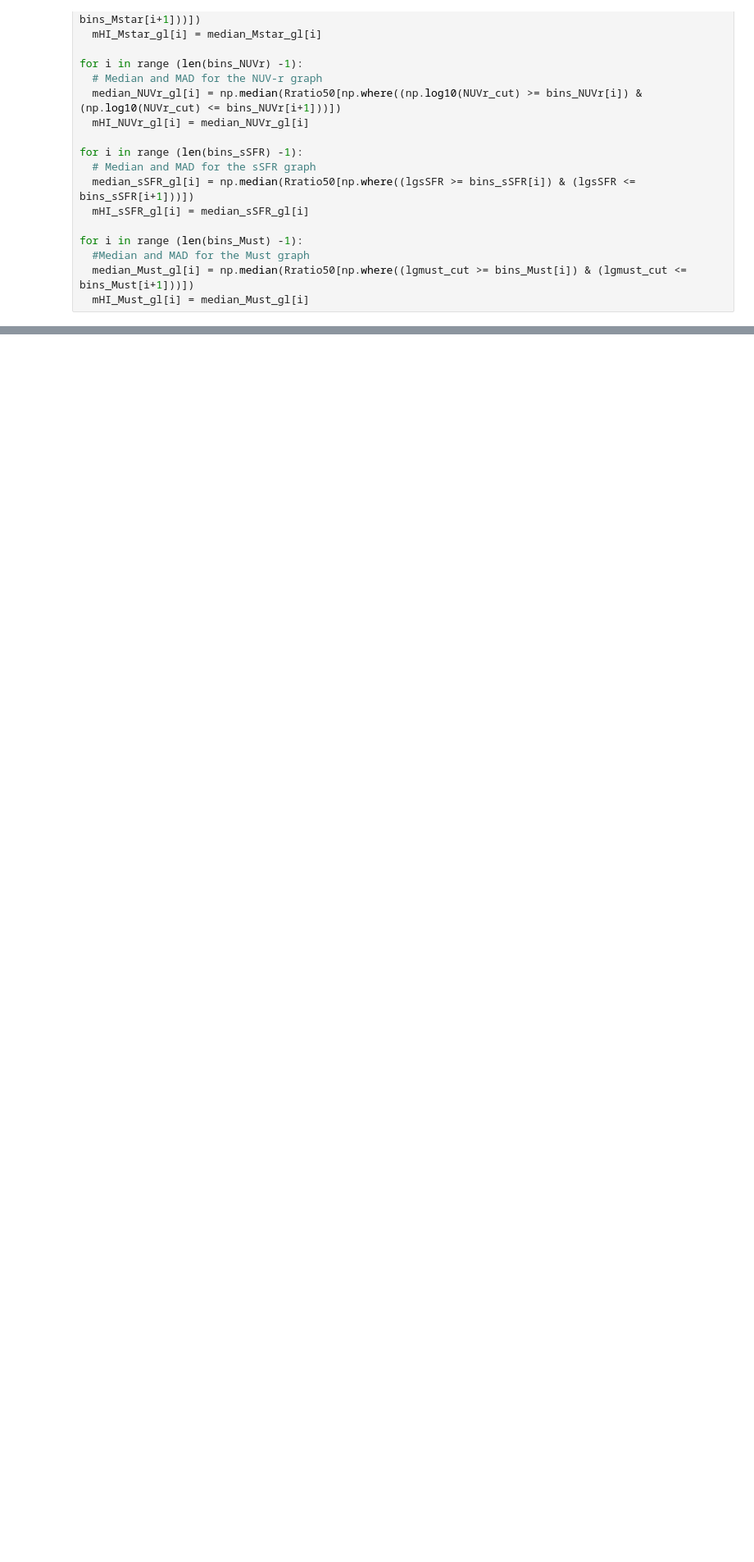
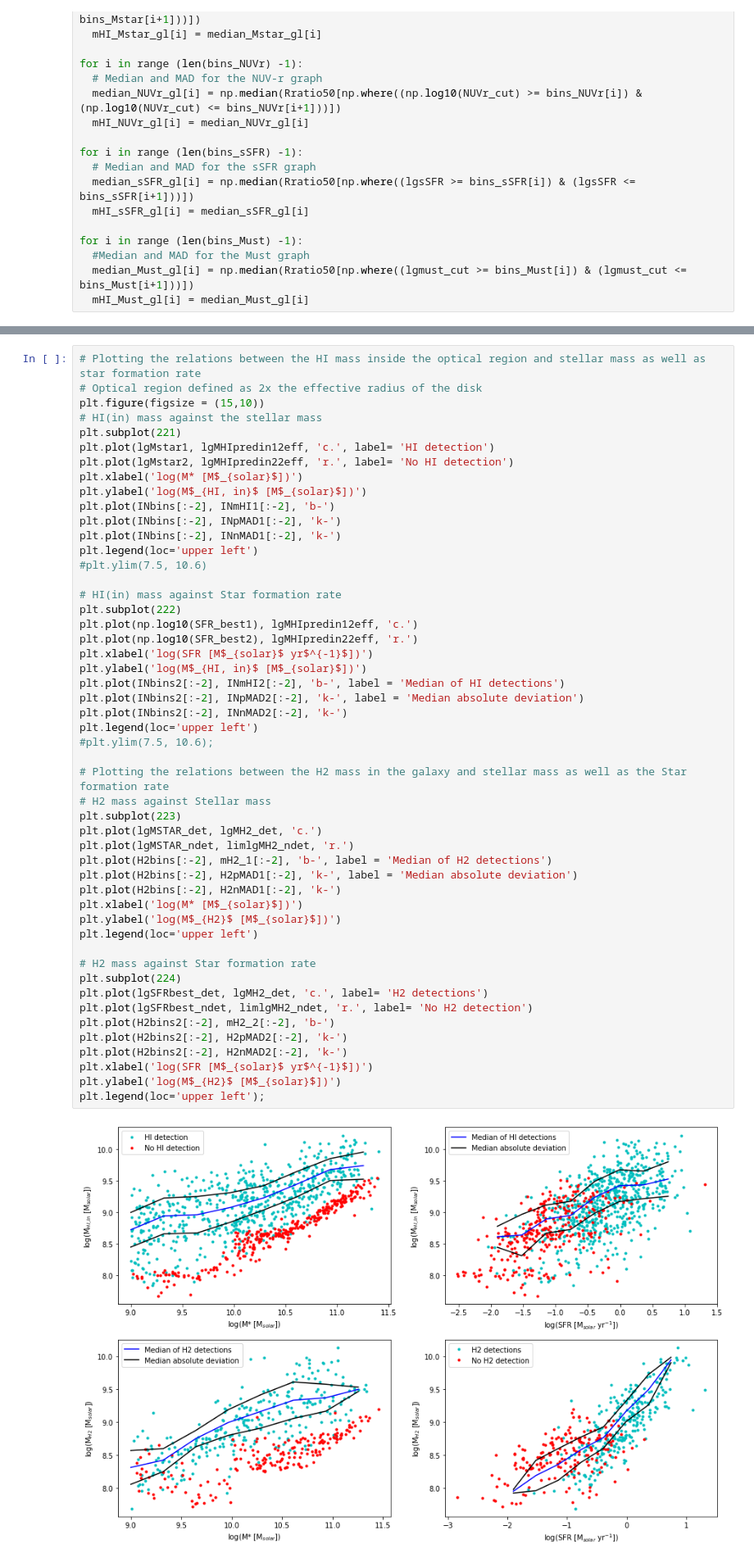
Before and after one commit to Luke-Williams-01/Luke-Williams-01, a Jupyter notebook: ICRARproject.ipynb, the cells around one changed output, grey strips where cells are left out. Shown at 82% size. Drawn from its saved outputs; the diff is of its cells as text; blank space fills up the shorter version.

```diff
--- a/ICRARproject.ipynb
+++ b/ICRARproject.ipynb
@@ -1721,0 +1850,52 @@ plt.legend(loc='upper left');
+# %%
+# Plotting the relations between the HI mass inside the optical region and stellar mass as well as star formation rate
+# Optical region defined as 2x the effective radius of the disk
+plt.figure(figsize = (15,10))
+# HI(in) mass against the stellar mass
+plt.subplot(221)
+plt.plot(lgMstar1, lgMHIpredin12eff, 'c.', label= 'HI detection')
+plt.plot(lgMstar2, lgMHIpredin22eff, 'r.', label= 'No HI detection')
+plt.xlabel('log(M* [M$_{solar}$])')
+plt.ylabel('log(M$_{HI, in}$ [M$_{solar}$])')
+plt.plot(INbins[:-2], INmHI1[:-2], 'b-')
+plt.plot(INbins[:-2], INpMAD1[:-2], 'k-')
+plt.plot(INbins[:-2], INnMAD1[:-2], 'k-')
+plt.legend(loc='upper left')
+#plt.ylim(7.5, 10.6)
+
+# HI(in) mass against Star formation rate
+plt.subplot(222)
+plt.plot(np.log10(SFR_best1), lgMHIpredin12eff, 'c.')
+plt.plot(np.log10(SFR_best2), lgMHIpredin22eff, 'r.')
+plt.xlabel('log(SFR [M$_{solar}$ yr$^{-1}$])')
+plt.ylabel('log(M$_{HI, in}$ [M$_{solar}$])')
+plt.plot(INbins2[:-2], INmHI2[:-2], 'b-', label = 'Median of HI detections')
+plt.plot(INbins2[:-2], INpMAD2[:-2], 'k-', label = 'Median absolute deviation')
+plt.plot(INbins2[:-2], INnMAD2[:-2], 'k-')
+plt.legend(loc='upper left')
+#plt.ylim(7.5, 10.6);
+
+# Plotting the relations between the H2 mass in the galaxy and stellar mass as well as the Star formation rate
+# H2 mass against Stellar mass
+plt.subplot(223)
+plt.plot(lgMSTAR_det, lgMH2_det, 'c.')
+plt.plot(lgMSTAR_ndet, limlgMH2_ndet, 'r.')
+plt.plot(H2bins[:-2], mH2_1[:-2], 'b-', label = 'Median of H2 detections')
+plt.plot(H2bins[:-2], H2pMAD1[:-2], 'k-', label = 'Median absolute deviation')
+plt.plot(H2bins[:-2], H2nMAD1[:-2], 'k-')
+plt.xlabel('log(M* [M$_{solar}$])')
+plt.ylabel('log(M$_{H2}$ [M$_{solar}$])')
+plt.legend(loc='upper left')
+
+# H2 mass against Star formation rate
+plt.subplot(224)
+plt.plot(lgSFRbest_det, lgMH2_det, 'c.', label= 'H2 detections')
+plt.plot(lgSFRbest_ndet, limlgMH2_ndet, 'r.', label= 'No H2 detection')
+plt.plot(H2bins2[:-2], mH2_2[:-2], 'b-')
+plt.plot(H2bins2[:-2], H2pMAD2[:-2], 'k-')
+plt.plot(H2bins2[:-2], H2nMAD2[:-2], 'k-')
+plt.xlabel('log(SFR [M$_{solar}$ yr$^{-1}$])')
+plt.ylabel('log(M$_{H2}$ [M$_{solar}$])')
+plt.legend(loc='upper left');
+# %% [output]
+[figure, added]
```
Also changed, not shown: parts of 8 cells of this notebook.
